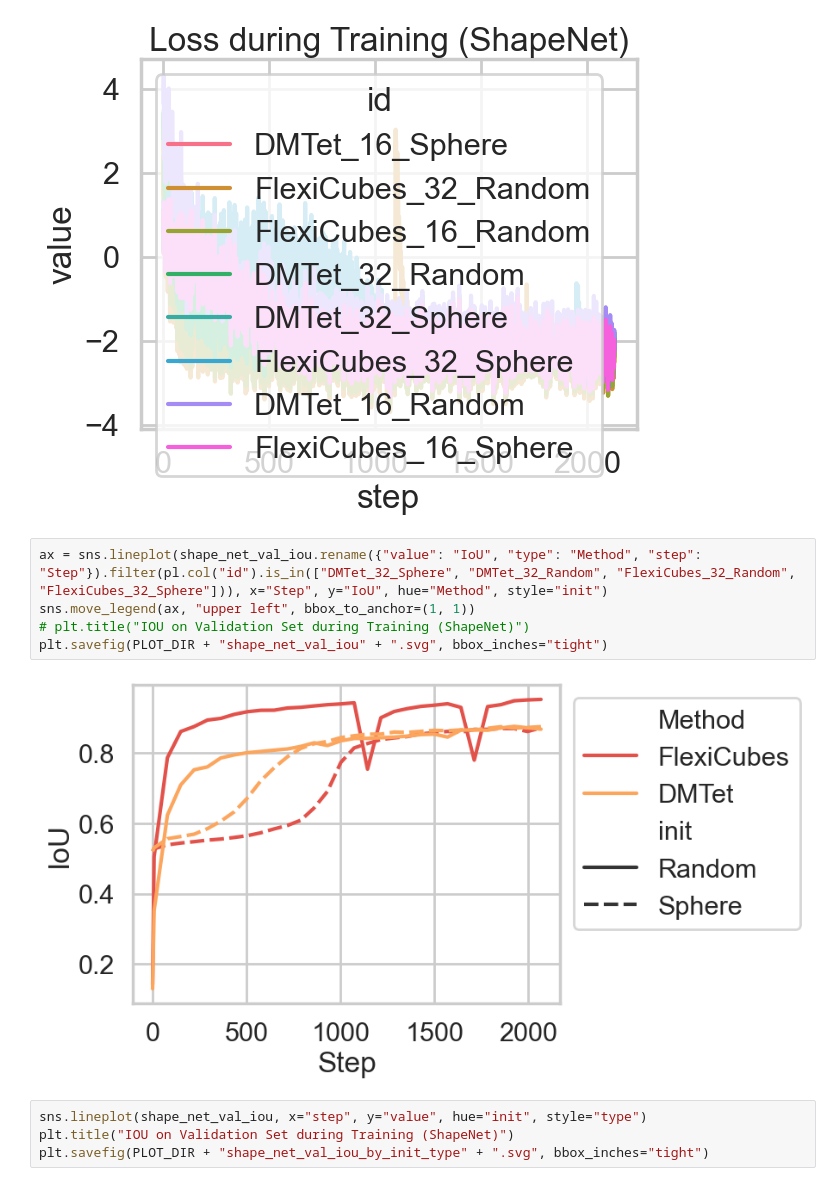
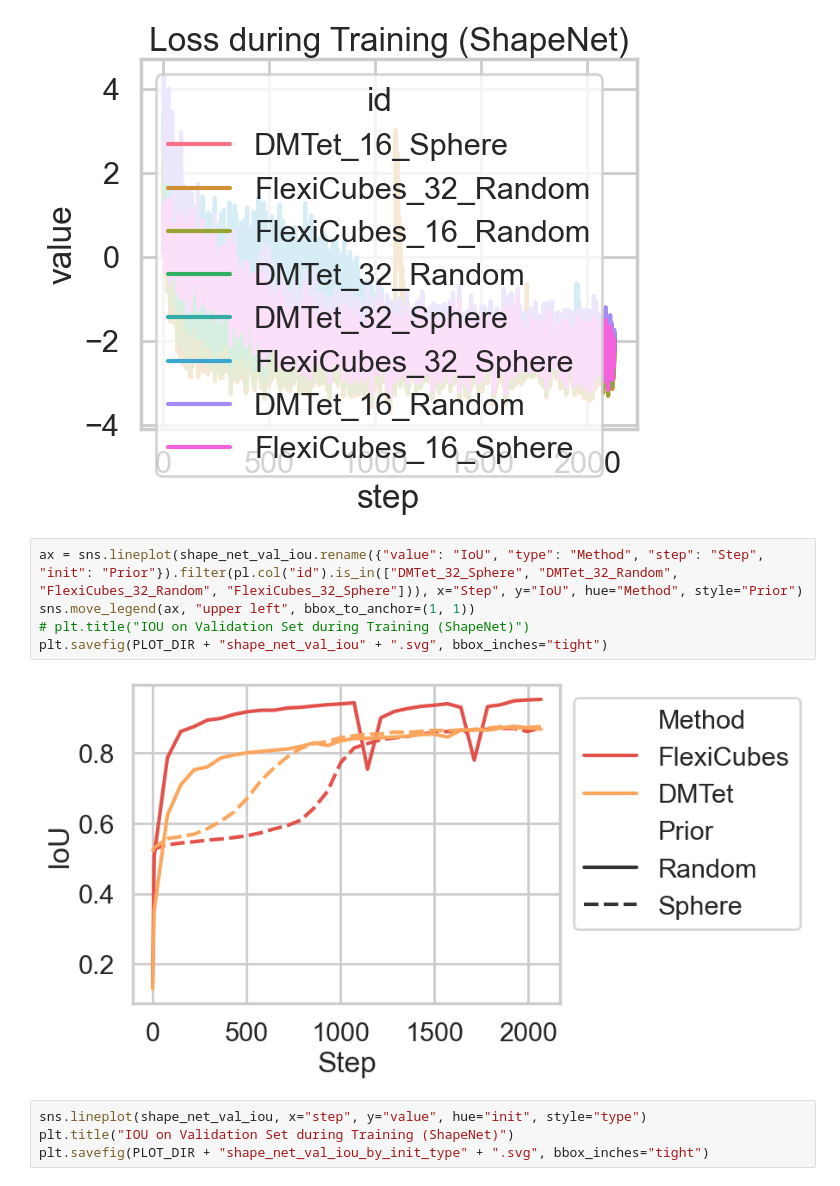
Before and after one commit to kataikko/dll2025project, a Jupyter notebook: plotting/plotting.ipynb, the cells around one changed output. Drawn from its saved outputs; the diff is of its cells as text.

Commit message:
feat: renames legends

```diff
--- a/plotting/plotting.ipynb
+++ b/plotting/plotting.ipynb
@@ -118,12 +118,12 @@ plt.savefig(PLOT_DIR + "shape_net_train_loss" + ".svg", bbox_inches="tight")
 # %% [output]
 [figure]
 # %%
-ax = sns.lineplot(shape_net_val_iou.rename({"value": "IoU", "type": "Method", "step": "Step"}).filter(pl.col("id").is_in(["DMTet_32_Sphere", "DMTet_32_Random", "FlexiCubes_32_Random", "FlexiCubes_32_Sphere"])), x="Step", y="IoU", hue="Method", style="init")
+ax = sns.lineplot(shape_net_val_iou.rename({"value": "IoU", "type": "Method", "step": "Step", "init": "Prior"}).filter(pl.col("id").is_in(["DMTet_32_Sphere", "DMTet_32_Random", "FlexiCubes_32_Random", "FlexiCubes_32_Sphere"])), x="Step", y="IoU", hue="Method", style="Prior")
 sns.move_legend(ax, "upper left", bbox_to_anchor=(1, 1))
 # plt.title("IOU on Validation Set during Training (ShapeNet)")
 plt.savefig(PLOT_DIR + "shape_net_val_iou" + ".svg", bbox_inches="tight")
 # %% [output]
-[figure, old version]
+[figure, new version]
 # %%
 sns.lineplot(shape_net_val_iou, x="step", y="value", hue="init", style="type")
 plt.title("IOU on Validation Set during Training (ShapeNet)")
```
Also changed, not shown: parts of 3 cells of this notebook, 30 other files.
